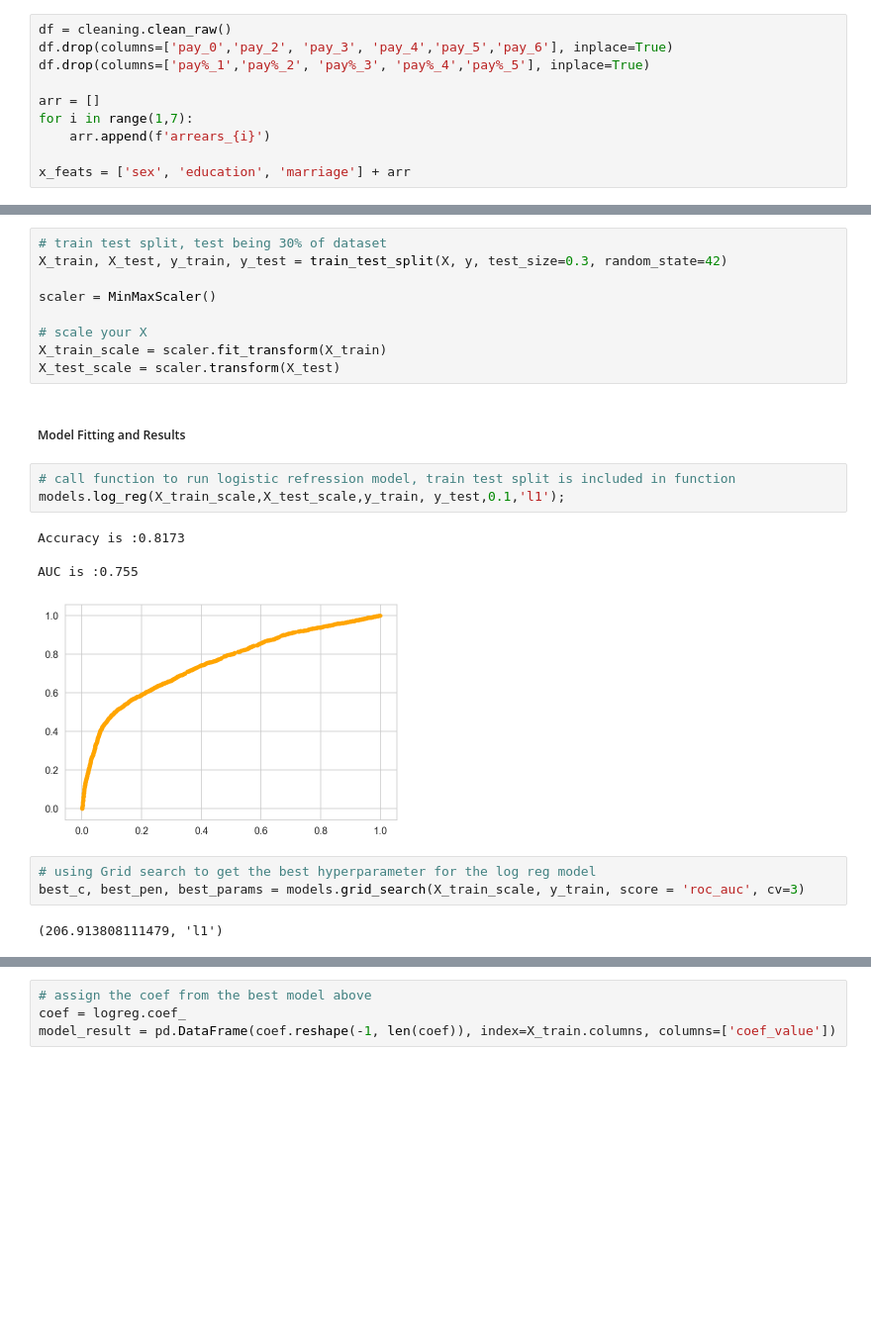
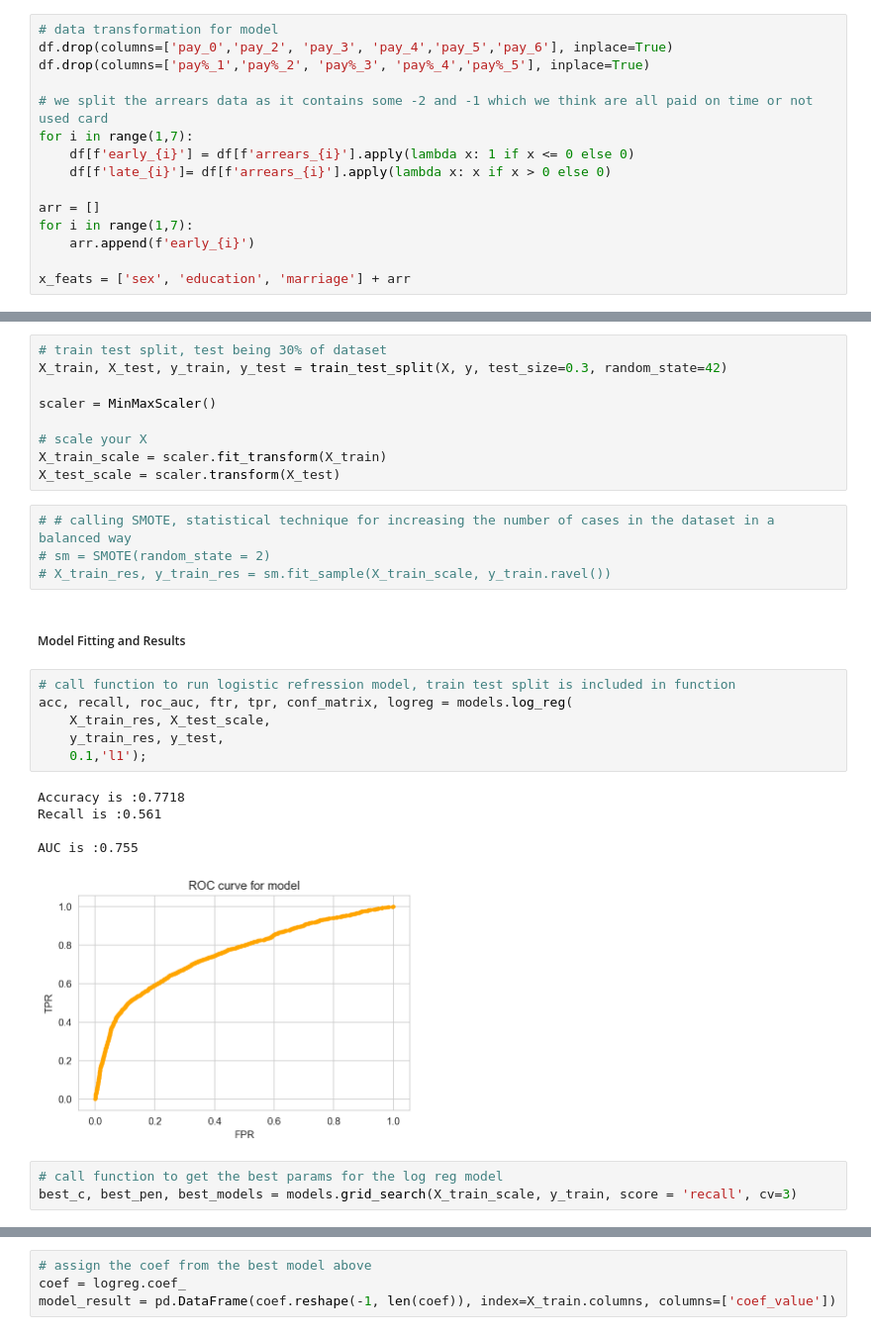
Before and after one commit to tinacliu/mod5_project, a Jupyter notebook: model_logistic.ipynb, the cells around one changed output, grey strips where cells are left out. Shown at 99% size. Cells and saved outputs as stored; diff of their text form; blank space fills up the shorter version.

```diff
--- a/model_logistic.ipynb
+++ b/model_logistic.ipynb
@@ -36,11 +44,16 @@ In order to find the best hyperparameter we use grid search to try to improve th
 # %%
-df = cleaning.clean_raw()
+# data transformation for model
 df.drop(columns=['pay_0','pay_2', 'pay_3', 'pay_4','pay_5','pay_6'], inplace=True)
 df.drop(columns=['pay%_1','pay%_2', 'pay%_3', 'pay%_4','pay%_5'], inplace=True)
 
+# we split the arrears data as it contains some -2 and -1 which we think are all paid on time or not used card
+for i in range(1,7):
+    df[f'early_{i}'] = df[f'arrears_{i}'].apply(lambda x: 1 if x <= 0 else 0)
+    df[f'late_{i}']= df[f'arrears_{i}'].apply(lambda x: x if x > 0 else 0)
+
 arr = []
 for i in range(1,7):
-    arr.append(f'arrears_{i}')
+    arr.append(f'early_{i}')
 
 x_feats = ['sex', 'education', 'marriage'] + arr
 # %%
@@ -57,18 +72,24 @@ scaler = MinMaxScaler()
 # scale your X
 X_train_scale = scaler.fit_transform(X_train)
 X_test_scale = scaler.transform(X_test)
+# %%
+# # calling SMOTE, statistical technique for increasing the number of cases in the dataset in a balanced way
+# sm = SMOTE(random_state = 2)
+# X_train_res, y_train_res = sm.fit_sample(X_train_scale, y_train.ravel())
 # %% [markdown]
 <h5>Model Fitting and Results</h5>
 # %%
 # call function to run logistic refression model, train test split is included in function
-models.log_reg(X_train_scale,X_test_scale,y_train, y_test,0.1,'l1');
+acc, recall, roc_auc, ftr, tpr, conf_matrix, logreg = models.log_reg(
+    X_train_res, X_test_scale,
+    y_train_res, y_test,
+    0.1,'l1');
 # %% [output]
-Accuracy is :0.8173
+Accuracy is :0.7718
+Recall is :0.561
 
 AUC is :0.755
-[figure, old version]
+[figure, new version]
 # %%
-# using Grid search to get the best hyperparameter for the log reg model
-best_c, best_pen, best_params = models.grid_search(X_train_scale, y_train, score = 'roc_auc', cv=3)
+# call function to get the best params for the log reg model
+best_c, best_pen, best_models = models.grid_search(X_train_scale, y_train, score = 'recall', cv=3)
-# %% [output]
-(206.913808111479, 'l1')
```
Also changed, not shown: parts of 30 cells of this notebook, 1 other file.
